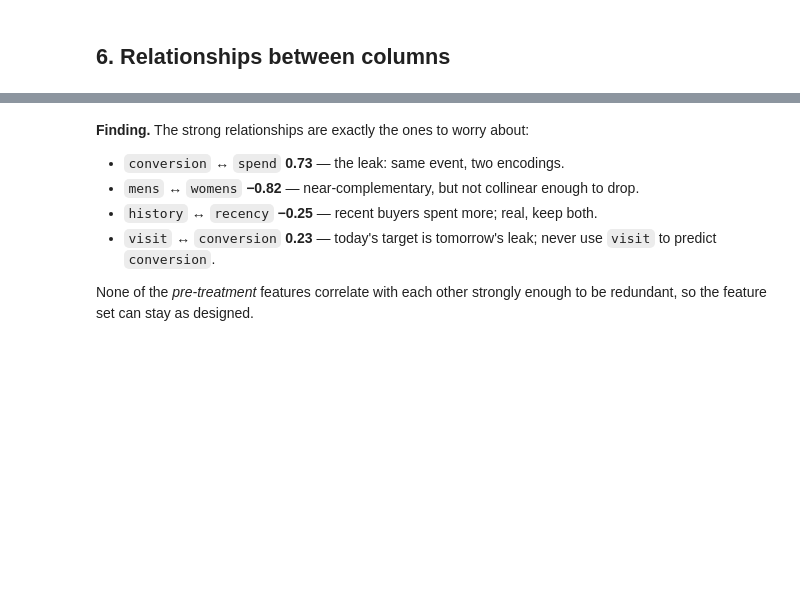
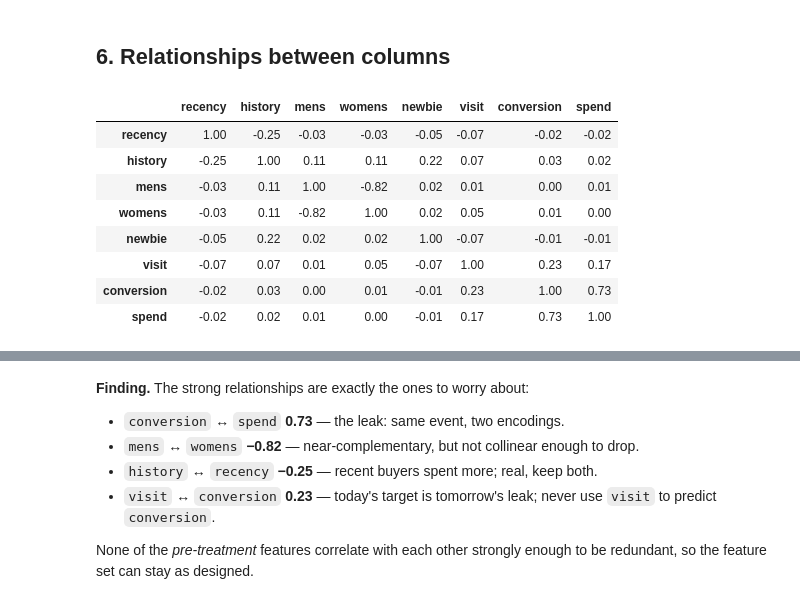
Before and after one commit to Nikhilsharma508/SmartSpend, a Jupyter notebook: research/notebooks/01_hillstrom_eda.ipynb, the cells around one changed output, grey strips where cells are left out. Saved outputs shown, nothing was run; the diff lists cells and outputs as text; code cells hidden in the pictures; blank space fills up the shorter version.

```diff
--- a/research/notebooks/01_hillstrom_eda.ipynb
+++ b/research/notebooks/01_hillstrom_eda.ipynb
@@ -232,7 +357,18 @@ zero-inflated model of `spend` has to handle the point mass at zero explicitly.
 # %%
 num = ["recency", "history", "mens", "womens", "newbie",
        "visit", "conversion", "spend"]
-raw[num].corr().round(2)
+
+raw[num].corr().style.background_gradient(cmap="coolwarm").format("{:.2f}")
+# %% [output]
+|  | recency | history | mens | womens | newbie | visit | conversion | spend |
+| recency | 1.00 | -0.25 | -0.03 | -0.03 | -0.05 | -0.07 | -0.02 | -0.02 |
+| history | -0.25 | 1.00 | 0.11 | 0.11 | 0.22 | 0.07 | 0.03 | 0.02 |
+| mens | -0.03 | 0.11 | 1.00 | -0.82 | 0.02 | 0.01 | 0.00 | 0.01 |
+| womens | -0.03 | 0.11 | -0.82 | 1.00 | 0.02 | 0.05 | 0.01 | 0.00 |
+| newbie | -0.05 | 0.22 | 0.02 | 0.02 | 1.00 | -0.07 | -0.01 | -0.01 |
+| visit | -0.07 | 0.07 | 0.01 | 0.05 | -0.07 | 1.00 | 0.23 | 0.17 |
+| conversion | -0.02 | 0.03 | 0.00 | 0.01 | -0.01 | 0.23 | 1.00 | 0.73 |
+| spend | -0.02 | 0.02 | 0.01 | 0.00 | -0.01 | 0.17 | 0.73 | 1.00 |
 # %%
 print("numeric correlation, top 6 pairs by |r|:")
 corr = raw[num].corr()
```
Also changed, not shown: parts of 14 cells of this notebook, 1 other file.
